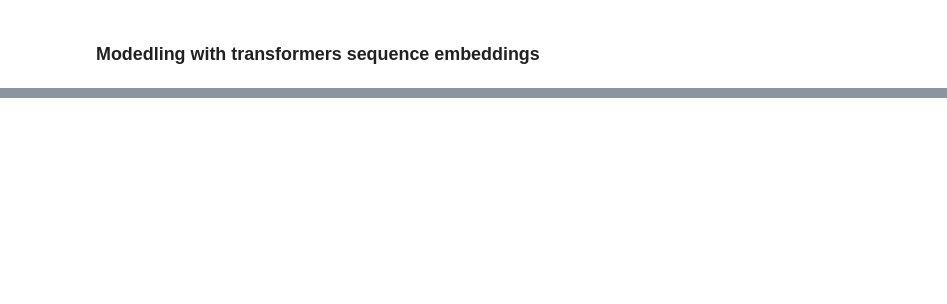
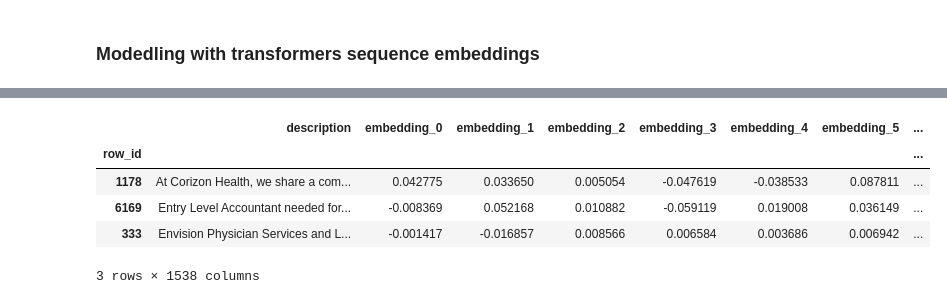
Before and after one commit to kirilgravis/JobTitleClassifier, a Jupyter notebook: 9 - Pre-trained_embedding.ipynb, the cells around one changed output, grey strips where cells are left out. Drawn from its saved outputs; the diff is of its cells as text; code cells hidden in the pictures; blank space fills up the shorter version.

```diff
--- a/9 - Pre-trained_embedding.ipynb
+++ b/9 - Pre-trained_embedding.ipynb
@@ -558,0 +690,2 @@ pd.DataFrame(transformer_results2, columns=['epoch','val_precision','val_re-call
+# %%
+descriptions_with_ExtJobTitleText_df = descriptions_with_ExtJobTitleText_df.set_index('rows_ext_job_title')
@@ -558,0 +700,15 @@ pd.DataFrame(transformer_results2, columns=['epoch','val_precision','val_re-call
+# %%
+columns1 = [f'embedding2_{i}' for i in range(768)]
+# %%
+descriptions_with_ext = descriptions_with_sentence_embeddings_df.join(descriptions_with_ExtJobTitleText_df[columns1])
+# %%
+descriptions_with_ext = descriptions_with_ext.set_index('row_id').join(df_pos['JobTitle_tokenized'])
+# %%
+descriptions_with_ext.sample(3)
+# %% [output]
+|  | description | embedding_0 | embedding_1 | embedding_2 | embedding_3 | embedding_4 | embedding_5 | ... |
+| row_id |  |  |  |  |  |  |  | ... |
+| 1178 | At Corizon Health, we share a com... | 0.042775 | 0.033650 | 0.005054 | -0.047619 | -0.038533 | 0.087811 | ... |
+| 6169 | Entry Level Accountant needed for... | -0.008369 | 0.052168 | 0.010882 | -0.059119 | 0.019008 | 0.036149 | ... |
+| 333 | Envision Physician Services and L... | -0.001417 | -0.016857 | 0.008566 | 0.006584 | 0.003686 | 0.006942 | ... |
+3 rows × 1538 columns
```
Also changed, not shown: parts of 66 cells of this notebook, 1 other file.
